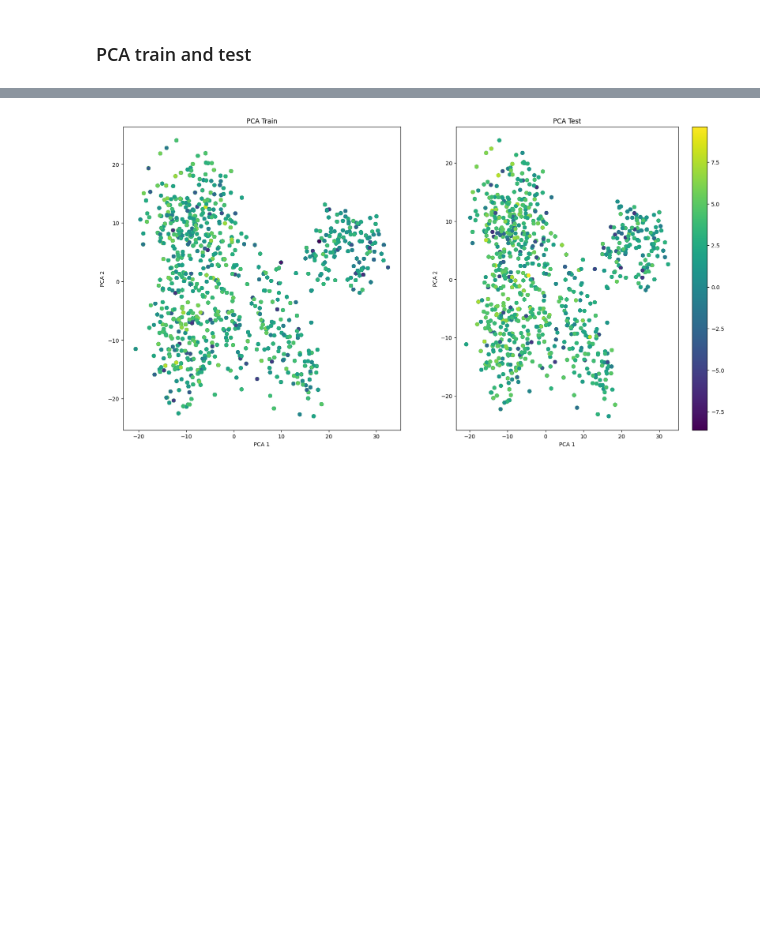
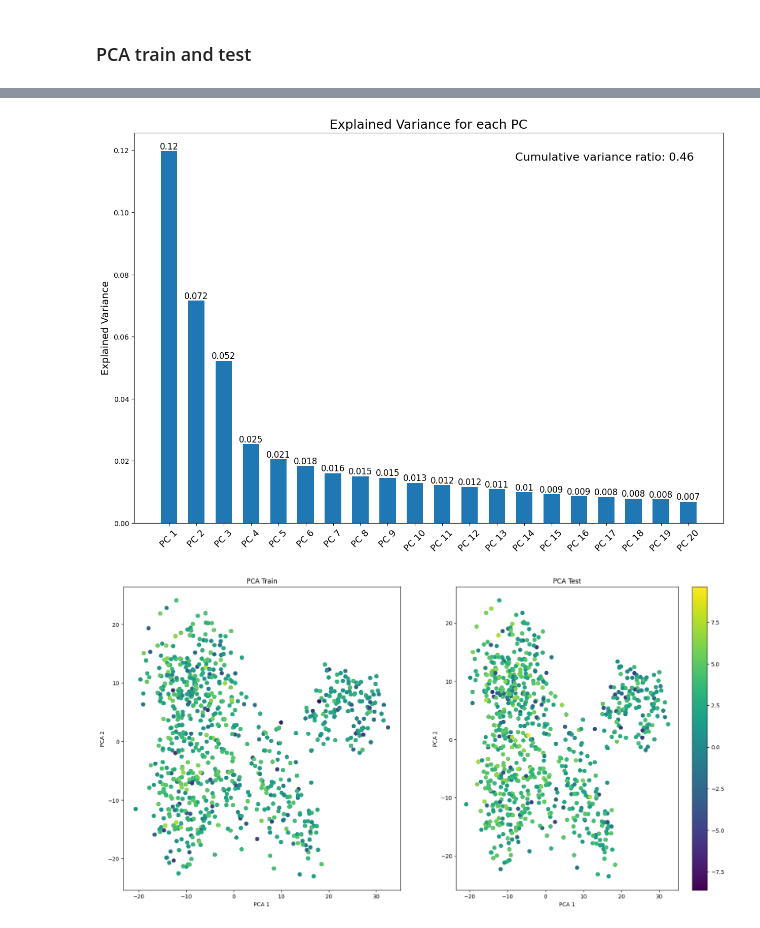
Before and after one commit to paulo-seixal/drug_sensitivity, a Jupyter notebook: unsupervised.ipynb, the cells around one changed output, grey strips where cells are left out. Saved outputs shown, nothing was run; the diff lists cells and outputs as text; code cells hidden in the pictures; blank space fills up the shorter version.

```diff
--- a/unsupervised.ipynb
+++ b/unsupervised.ipynb
@@ -228,3 +256,22 @@ To explain 80% of the variance, it's needed 96 components from the original 2259
+# %%
+plt.figure(figsize=(15, 10))
+bars = plt.bar(range(1, 21), pca.explained_variance_ratio_, width=0.6)
+plt.ylabel('Explained Variance', fontsize=14)
+plt.title('Explained Variance for each PC', fontsize=18)
+# Set the x-labels to the component numbers
+plt.xticks(range(1, 21), labels=[f'PC {i}' for i in range(1, 21)], rotation=45, fontsize=13)
+
+# Add labels to each bar
+for bar in bars:
+    yval = bar.get_height()
+    plt.text(bar.get_x() + bar.get_width()/2, yval, round(yval, 3), ha='center', va='bottom', fontsize=12)
+
+plt.text(0.95, 0.95, f'Cumulative variance ratio: {cumulative_variance_ratio[-1]:.2f}',
+         ha='right', va='top', transform=plt.gca().transAxes, fontsize=16)
+
+plt.show()
+# %% [output]
+[figure, added]
 # %%
 #pca train
 pca = PCA(n_components=3)
```
Also changed, not shown: parts of 5 cells of this notebook, 1 other file.
